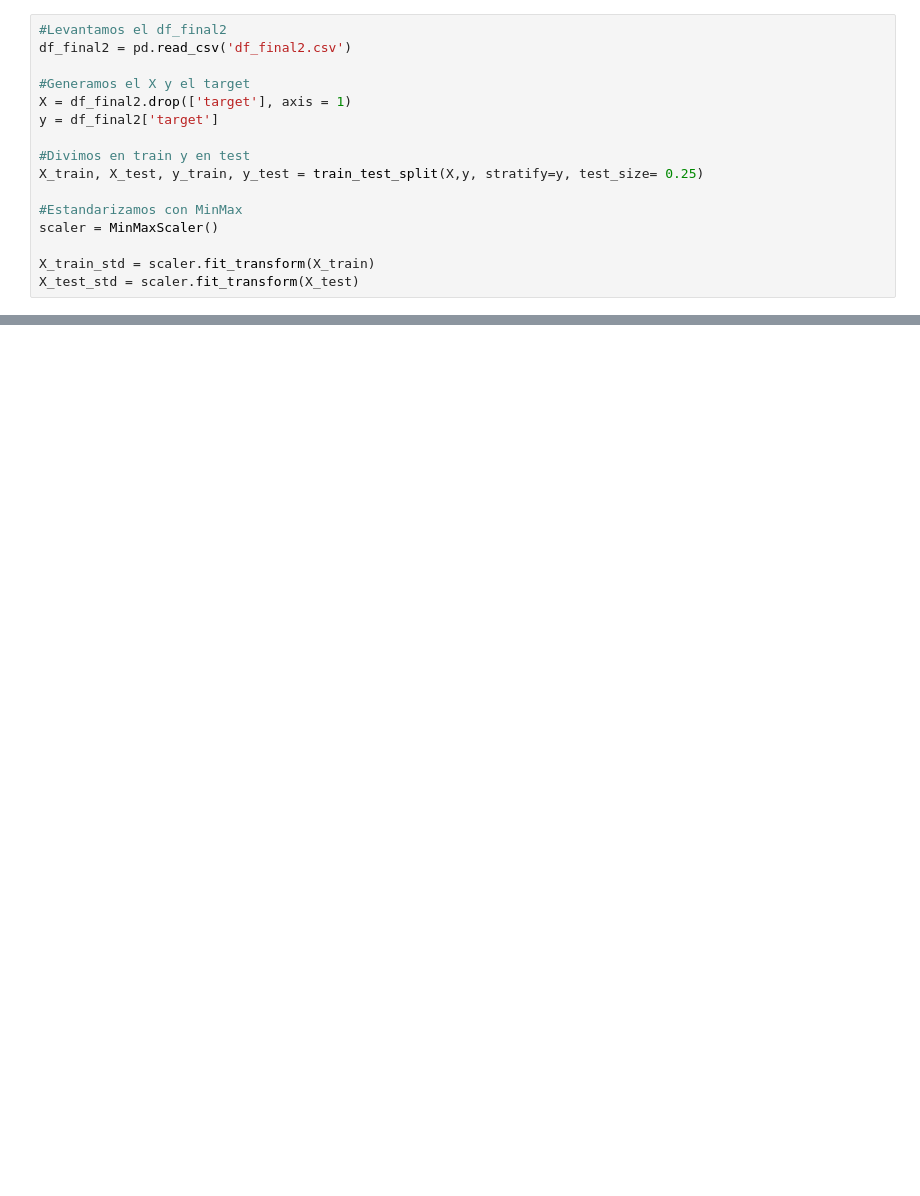
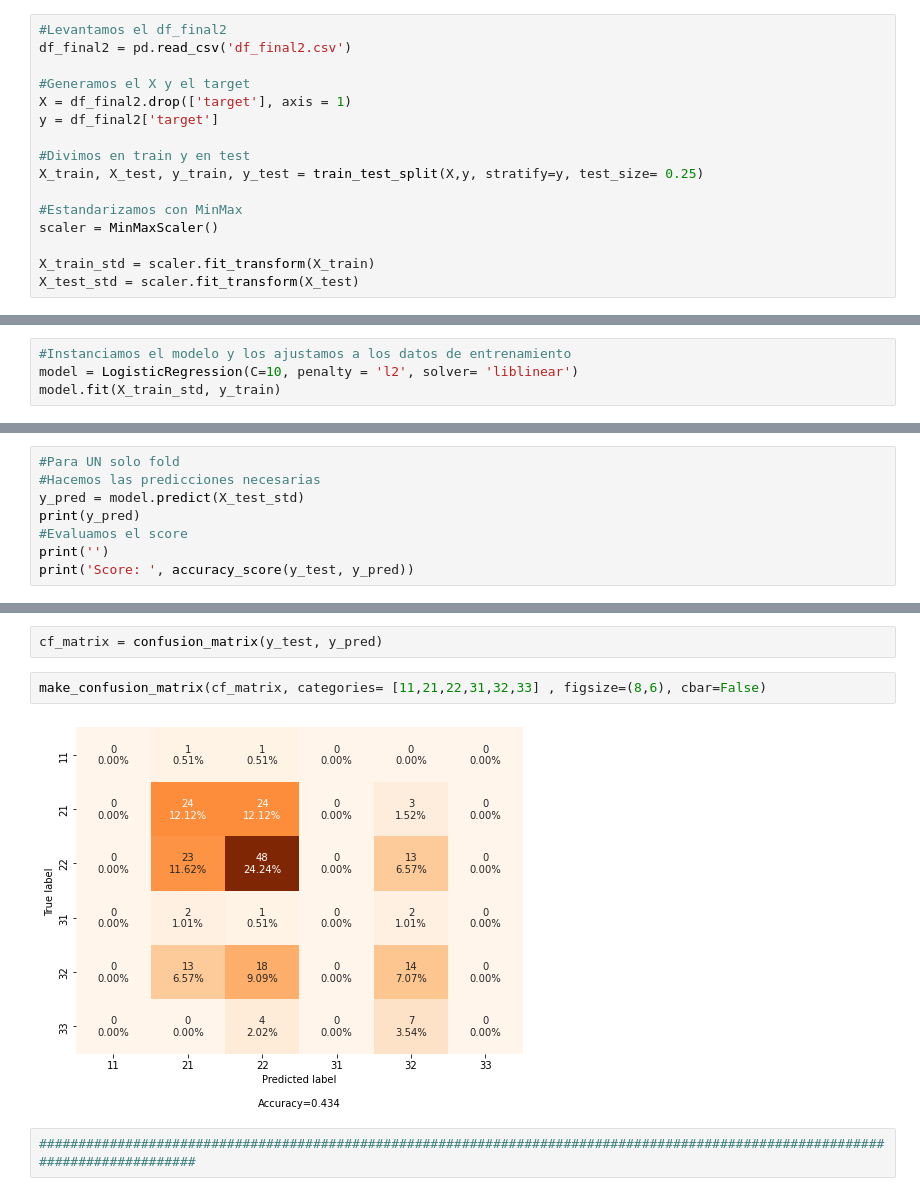
Before and after one commit to GerardoGrana/DHdatascienceG8, a Jupyter notebook: Regresion Logistica.ipynb, the cells around one changed output, grey strips where cells are left out. Drawn from its saved outputs; the diff is of its cells as text; blank space fills up the shorter version.

Commit message:
Agregamos una limpieza alternativa para la calidad. Trabajamos en RL agregando los coeficientes y la matriz de confusion

```diff
--- a/Regresion Logistica.ipynb
+++ b/Regresion Logistica.ipynb
@@ -61,0 +52,4 @@ Best: 0.436775 using {'C': 0.1, 'penalty': 'l2', 'solver': 'newton-cg'}
+# %%
+#Instanciamos el modelo y los ajustamos a los datos de entrenamiento
+model = LogisticRegression(C=10, penalty = 'l2', solver= 'liblinear')
+model.fit(X_train_std, y_train)
@@ -61,0 +58,8 @@ Best: 0.436775 using {'C': 0.1, 'penalty': 'l2', 'solver': 'newton-cg'}
+# %%
+#Para UN solo fold
+#Hacemos las predicciones necesarias
+y_pred = model.predict(X_test_std)
+print(y_pred)
+#Evaluamos el score
+print('')
+print('Score: ', accuracy_score(y_test, y_pred))
@@ -61,0 +210,8 @@ Best: 0.436775 using {'C': 0.1, 'penalty': 'l2', 'solver': 'newton-cg'}
+# %%
+cf_matrix = confusion_matrix(y_test, y_pred)
+# %%
+make_confusion_matrix(cf_matrix, categories= [11,21,22,31,32,33] , figsize=(8,6), cbar=False)
+# %% [output]
+[figure, added]
+# %%
+################################################################################################################################
```
Also changed, not shown: parts of 14 cells of this notebook, 4 other files.
